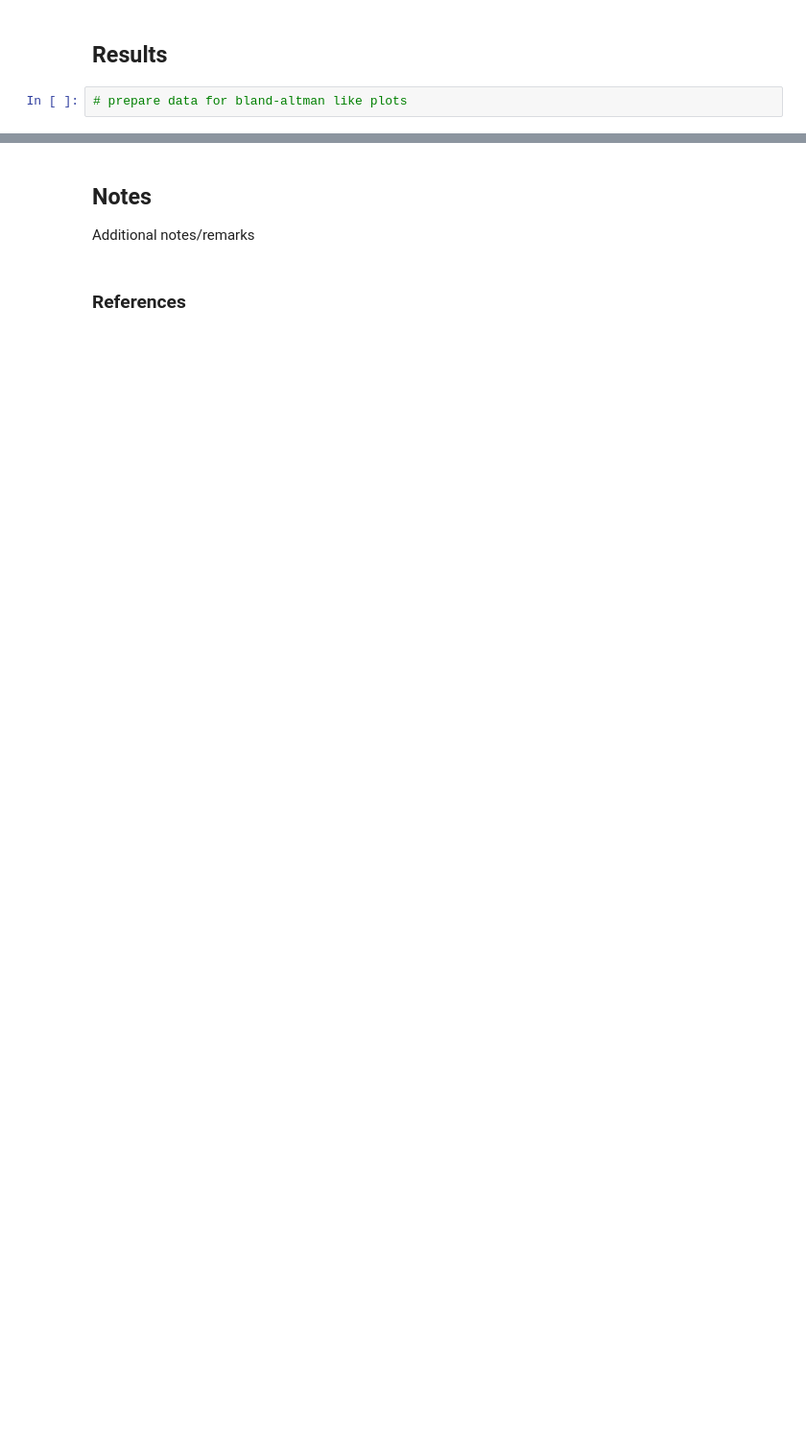
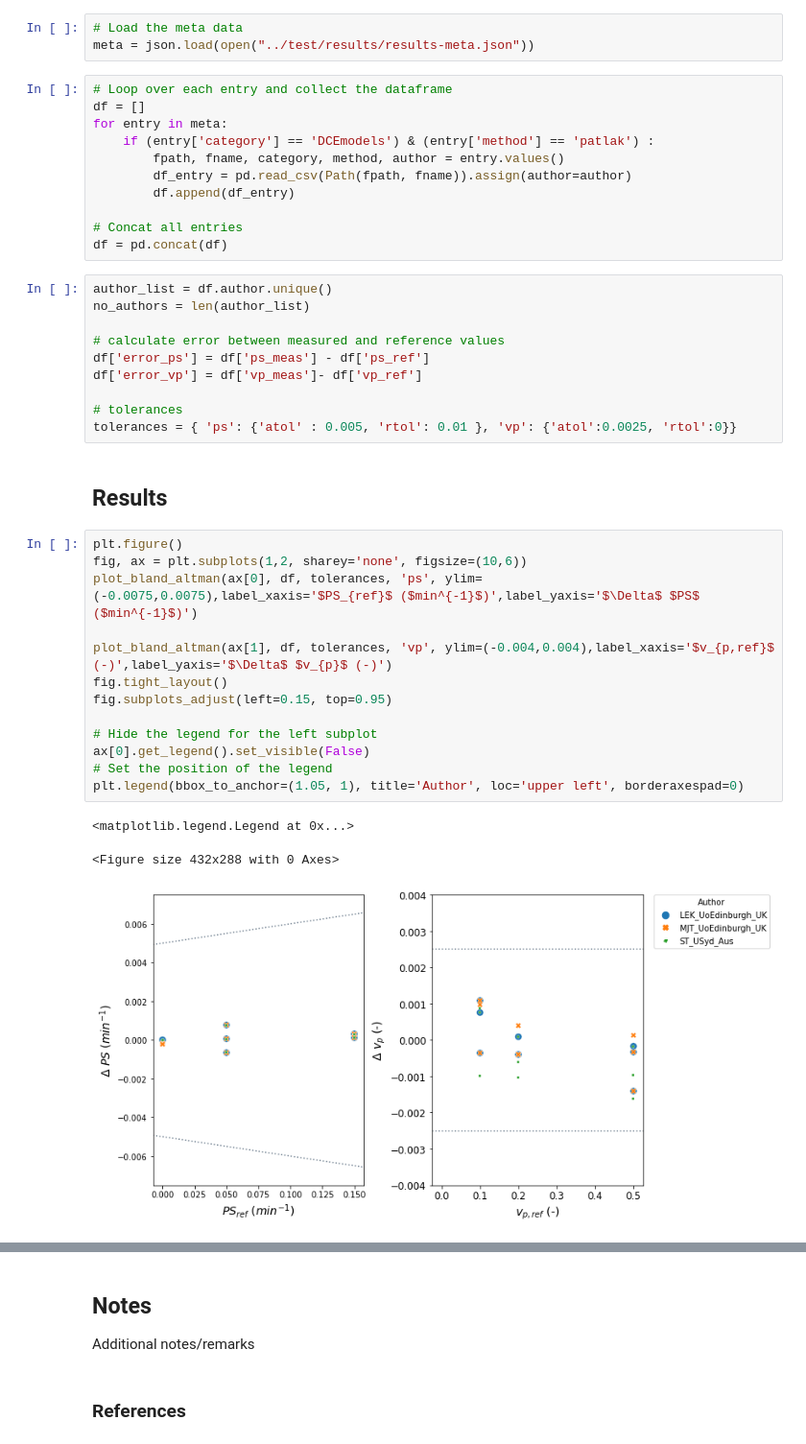
Before and after one commit to OSIPI/DCE-DSC-MRI_CodeCollection, a Jupyter notebook: notebooks/PatlakModel.ipynb, the cells around one changed output, grey strips where cells are left out. Shown: that part at 96% size. Cells and saved outputs as stored; diff of their text form; blank space fills up the shorter version.

```diff
--- a/notebooks/PatlakModel.ipynb
+++ b/notebooks/PatlakModel.ipynb
@@ -18,4 +81,43 @@ Tolerances
+# %%
+# Load the meta data
+meta = json.load(open("../test/results/results-meta.json"))
+# %%
+# Loop over each entry and collect the dataframe
+df = []
+for entry in meta:
+    if (entry['category'] == 'DCEmodels') & (entry['method'] == 'patlak') :
+        fpath, fname, category, method, author = entry.values()
+        df_entry = pd.read_csv(Path(fpath, fname)).assign(author=author)
+        df.append(df_entry)
+
+# Concat all entries
+df = pd.concat(df)
+# %%
+author_list = df.author.unique()
+no_authors = len(author_list)
+
+# calculate error between measured and reference values
+df['error_ps'] = df['ps_meas'] - df['ps_ref']
+df['error_vp'] = df['vp_meas']- df['vp_ref']
+
+# tolerances
+tolerances = { 'ps': {'atol' : 0.005, 'rtol': 0.01 }, 'vp': {'atol':0.0025, 'rtol':0}}
 # %% [markdown]
 ## Results
-# %%
-# prepare data for bland-altman like plots
+# %%
+plt.figure()
+fig, ax = plt.subplots(1,2, sharey='none', figsize=(10,6))
+plot_bland_altman(ax[0], df, tolerances, 'ps', ylim=(-0.0075,0.0075),label_xaxis='$PS_{ref}$ ($min^{-1}$)',label_yaxis='$\Delta$ $PS$ ($min^{-1}$)')
+
+plot_bland_altman(ax[1], df, tolerances, 'vp', ylim=(-0.004,0.004),label_xaxis='$v_{p,ref}$ (-)',label_yaxis='$\Delta$ $v_{p}$ (-)')
+fig.tight_layout()
+fig.subplots_adjust(left=0.15, top=0.95)
+
+# Hide the legend for the left subplot
+ax[0].get_legend().set_visible(False)
+# Set the position of the legend
+plt.legend(bbox_to_anchor=(1.05, 1), title='Author', loc='upper left', borderaxespad=0)
+# %% [output]
+<matplotlib.legend.Legend at 0x...>
+<Figure size 432x288 with 0 Axes>
+[figure, added]
```
Also changed, not shown: parts of 9 cells of this notebook, 19 other files.
